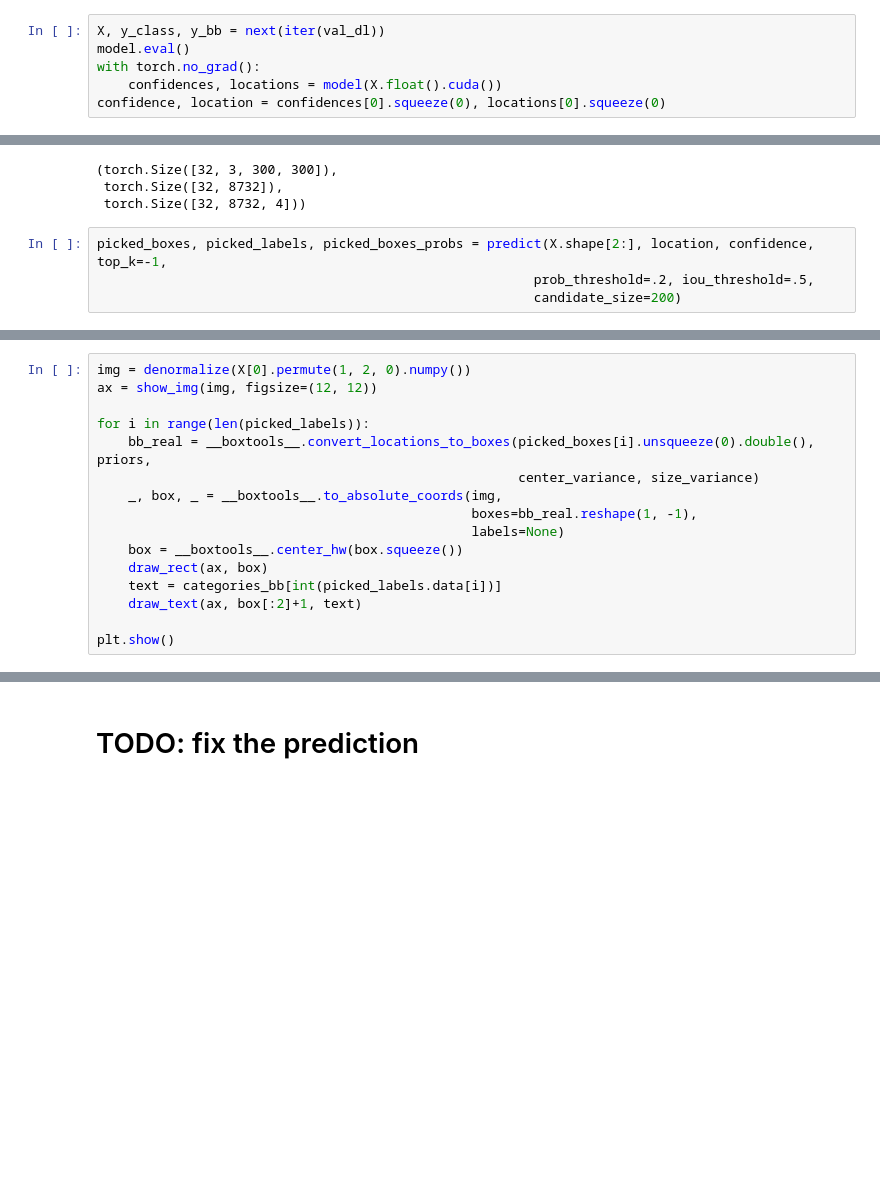
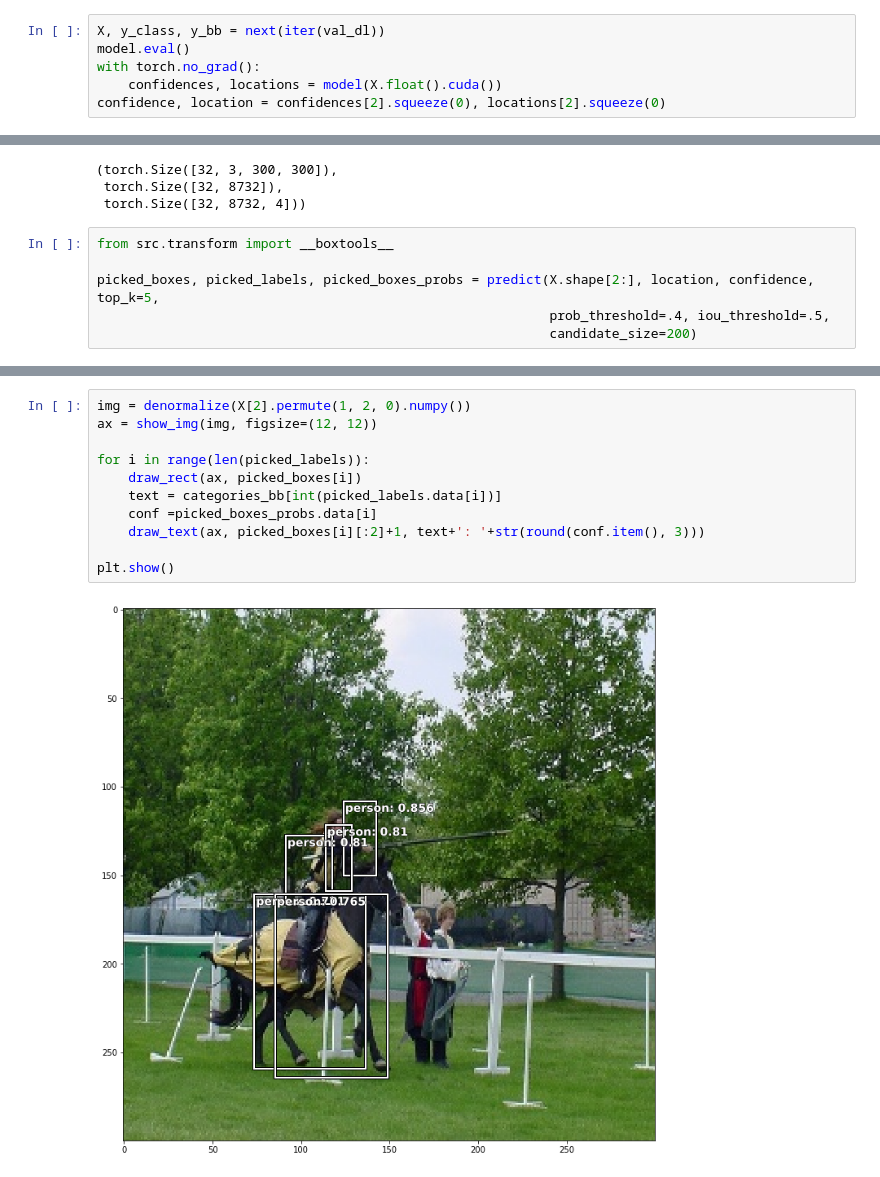
Before and after one commit to xhan0909/SSD_PyTorch_Implementation, a Jupyter notebook: object_detection_SSD.ipynb, the cells around one changed output, grey strips where cells are left out. Drawn from its saved outputs; the diff is of its cells as text; blank space fills up the shorter version.

Commit message:
fixed bugs in predict()

```diff
--- a/object_detection_SSD.ipynb
+++ b/object_detection_SSD.ipynb
@@ -998,7 +1016,7 @@ X, y_class, y_bb = next(iter(val_dl))
 model.eval()
 with torch.no_grad():
     confidences, locations = model(X.float().cuda())
-confidence, location = confidences[0].squeeze(0), locations[0].squeeze(0)
+confidence, location = confidences[2].squeeze(0), locations[2].squeeze(0)
 # %%
 confidences.shape, locations.shape
 # %% [output]
@@ -1010,9 +1039,11 @@ X.shape, y_class.shape, y_bb.shape
  torch.Size([32, 8732]),
  torch.Size([32, 8732, 4]))
 # %%
-picked_boxes, picked_labels, picked_boxes_probs = predict(X.shape[2:], location, confidence, top_k=-1,
-                                                        prob_threshold=.2, iou_threshold=.5,
-                                                        candidate_size=200)
+from src.transform import __boxtools__
+
+picked_boxes, picked_labels, picked_boxes_probs = predict(X.shape[2:], location, confidence, top_k=5,
+                                                          prob_threshold=.4, iou_threshold=.5,
+                                                          candidate_size=200)
 # %%
 picked_boxes.shape, picked_labels.shape, picked_boxes_probs.shape
 # %% [output]
@@ -1025,16 +1055,0 @@ picked_boxes_probs, picked_labels
-# %%
-img = denormalize(X[0].permute(1, 2, 0).numpy())
-ax = show_img(img, figsize=(12, 12))
-
-for i in range(len(picked_labels)):
-    bb_real = __boxtools__.convert_locations_to_boxes(picked_boxes[i].unsqueeze(0).double(), priors,
-                                                      center_variance, size_variance)
-    _, box, _ = __boxtools__.to_absolute_coords(img,
-                                                boxes=bb_real.reshape(1, -1),
-                                                labels=None)
-    box = __boxtools__.center_hw(box.squeeze())
-    draw_rect(ax, box)
-    text = categories_bb[int(picked_labels.data[i])]
-    draw_text(ax, box[:2]+1, text)
-
-plt.show()
@@ -1056,2 +1064,13 @@ tensor([[-1.8062e+02,  8.6584e-01,  1.4778e+02, -6.7869e+01],
-# %% [markdown]
-# TODO: fix the prediction
+# %%
+img = denormalize(X[2].permute(1, 2, 0).numpy())
+ax = show_img(img, figsize=(12, 12))
+
+for i in range(len(picked_labels)):
+    draw_rect(ax, picked_boxes[i])
+    text = categories_bb[int(picked_labels.data[i])]
+    conf =picked_boxes_probs.data[i]
+    draw_text(ax, picked_boxes[i][:2]+1, text+': '+str(round(conf.item(), 3)))
+
+plt.show()
+# %% [output]
+[figure, added]
```
Also changed, not shown: parts of 12 cells of this notebook, 1 other file.
